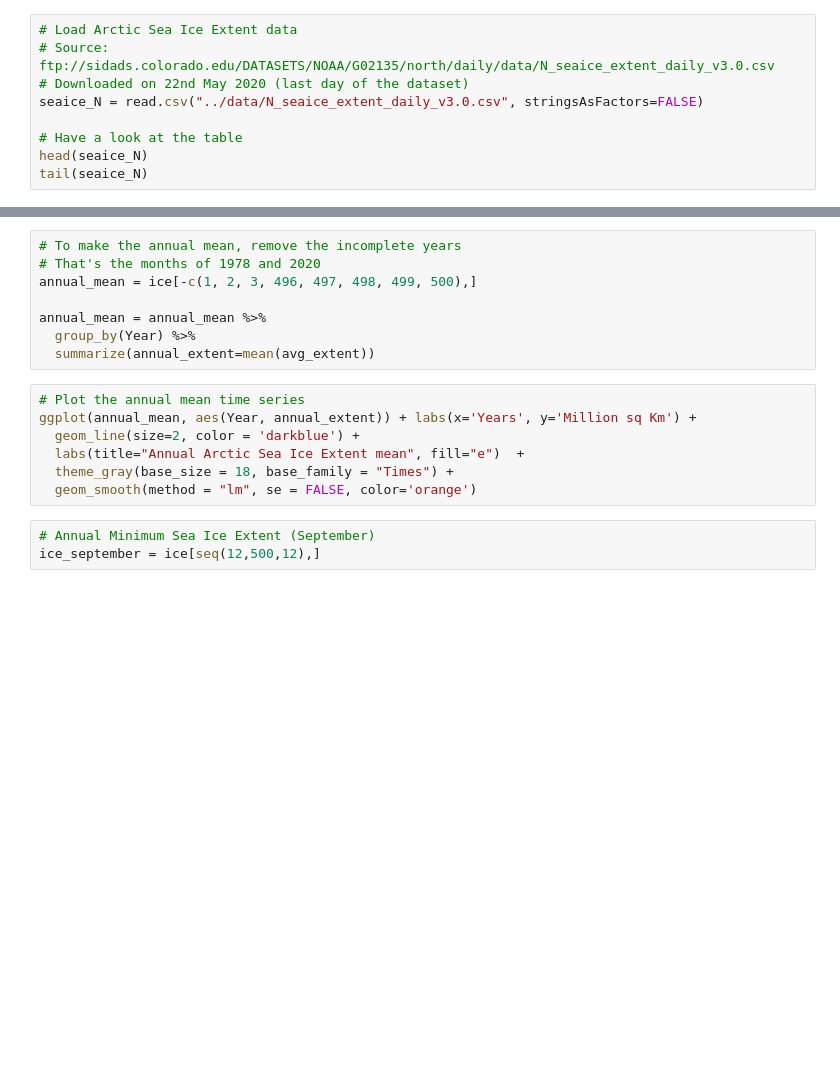
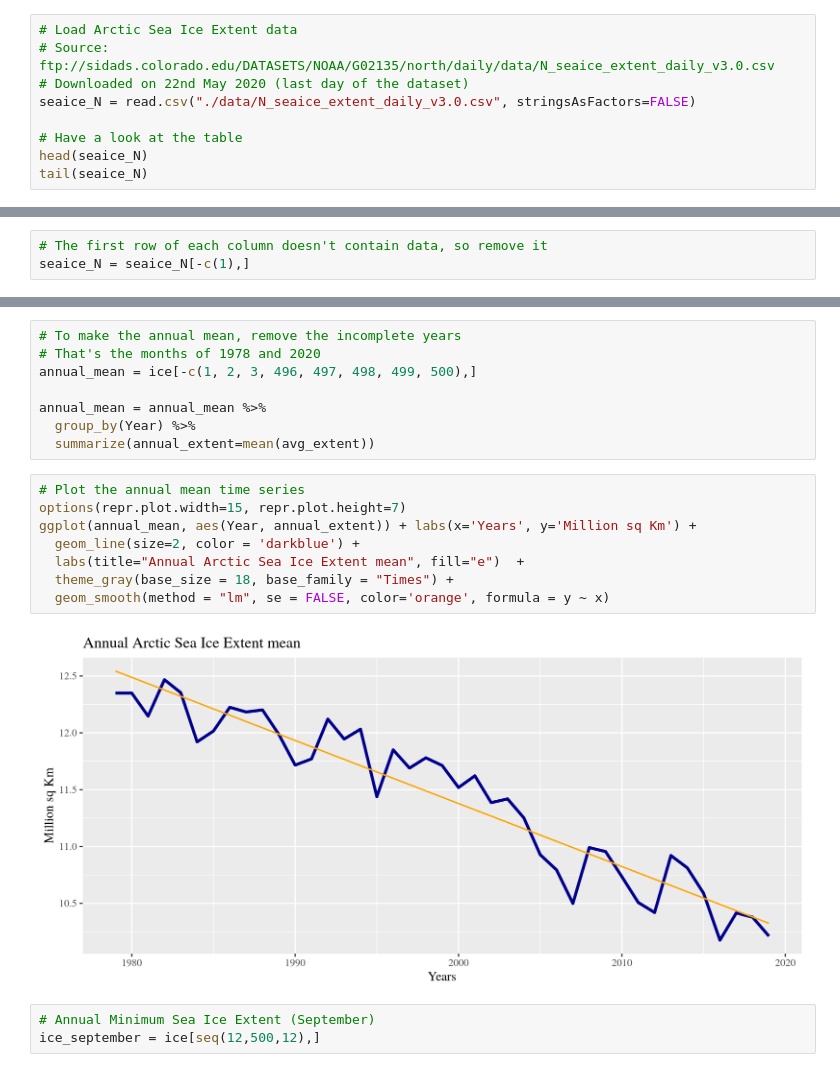
Before and after one commit to rcruzgar/analyses, a Jupyter notebook: nsidc_seaice/seaice_extent.ipynb, the cells around one changed output, grey strips where cells are left out. Cells and saved outputs as stored; diff of their text form; blank space fills up the shorter version.

```diff
--- a/nsidc_seaice/seaice_extent.ipynb
+++ b/nsidc_seaice/seaice_extent.ipynb
@@ -11,7 +27,7 @@ ERROR: Error in library(magick): there is no package called ‘magick’
 # Load Arctic Sea Ice Extent data
 # Source: ftp://sidads.colorado.edu/DATASETS/NOAA/G02135/north/daily/data/N_seaice_extent_daily_v3.0.csv
 # Downloaded on 22nd May 2020 (last day of the dataset)
-seaice_N = read.csv("../data/N_seaice_extent_daily_v3.0.csv", stringsAsFactors=FALSE)
+seaice_N = read.csv("./data/N_seaice_extent_daily_v3.0.csv", stringsAsFactors=FALSE)
 
 # Have a look at the table
 head(seaice_N)
@@ -19,3 +54,6 @@ tail(seaice_N)
+# %%
+# The first row of each column doesn't contain data, so remove it
+seaice_N = seaice_N[-c(1),]
 # %%
 # Convert factors into integers
 seaice_N$Year = as.integer(seaice_N$Year)
@@ -49,11 +91,14 @@ annual_mean = annual_mean %>%
   summarize(annual_extent=mean(avg_extent))
 # %%
 # Plot the annual mean time series
+options(repr.plot.width=15, repr.plot.height=7)
 ggplot(annual_mean, aes(Year, annual_extent)) + labs(x='Years', y='Million sq Km') +
   geom_line(size=2, color = 'darkblue') +
   labs(title="Annual Arctic Sea Ice Extent mean", fill="e")  +
   theme_gray(base_size = 18, base_family = "Times") +
-  geom_smooth(method = "lm", se = FALSE, color='orange')
+  geom_smooth(method = "lm", se = FALSE, color='orange', formula = y ~ x)
+# %% [output]
+[figure, added]
 # %%
 # Annual Minimum Sea Ice Extent (September)
 ice_september = ice[seq(12,500,12),]
```
Also changed, not shown: parts of 6 cells of this notebook.
